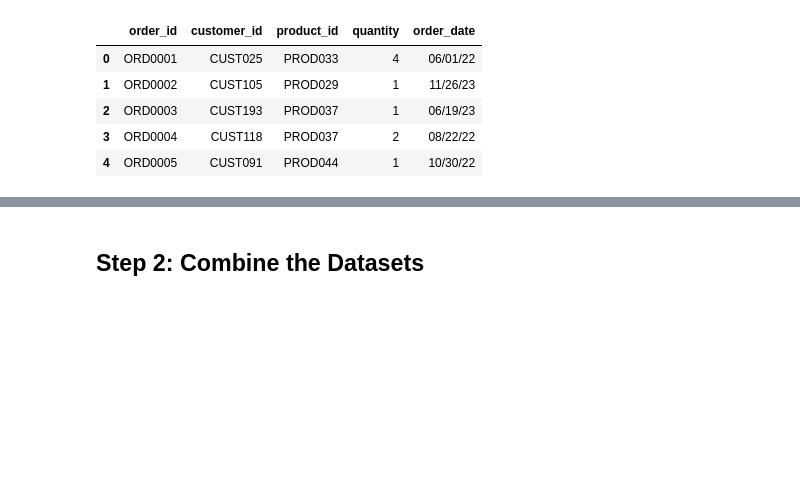
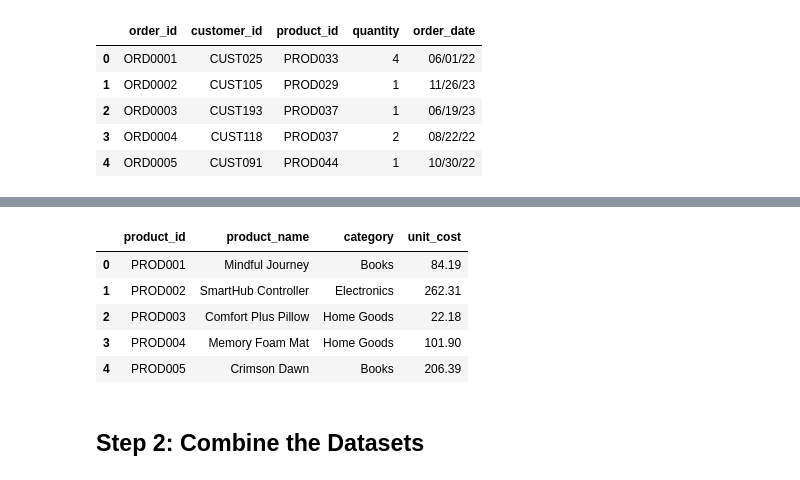
Before and after one commit to alison-whitehouse/data-analysis-with-python, a Jupyter notebook: Week_10/Workshop_Week_10_Flawed_Data_Analysis.ipynb, the cells around one changed output, grey strips where cells are left out. Cells and saved outputs as stored; diff of their text form; code cells hidden in the pictures; blank space fills up the shorter version.

```diff
--- a/Week_10/Workshop_Week_10_Flawed_Data_Analysis.ipynb
+++ b/Week_10/Workshop_Week_10_Flawed_Data_Analysis.ipynb
@@ -31,3 +42,12 @@ Datasets loaded!
+# %%
+products.head()
+# %% [output]
+|  | product_id | product_name | category | unit_cost |
+| 0 | PROD001 | Mindful Journey | Books | 84.19 |
+| 1 | PROD002 | SmartHub Controller | Electronics | 262.31 |
+| 2 | PROD003 | Comfort Plus Pillow | Home Goods | 22.18 |
+| 3 | PROD004 | Memory Foam Mat | Home Goods | 101.90 |
+| 4 | PROD005 | Crimson Dawn | Books | 206.39 |
 # %% [markdown]
 ## Step 2: Combine the Datasets
 # %% [markdown]
```
Also changed, not shown: parts of 6 cells of this notebook.
